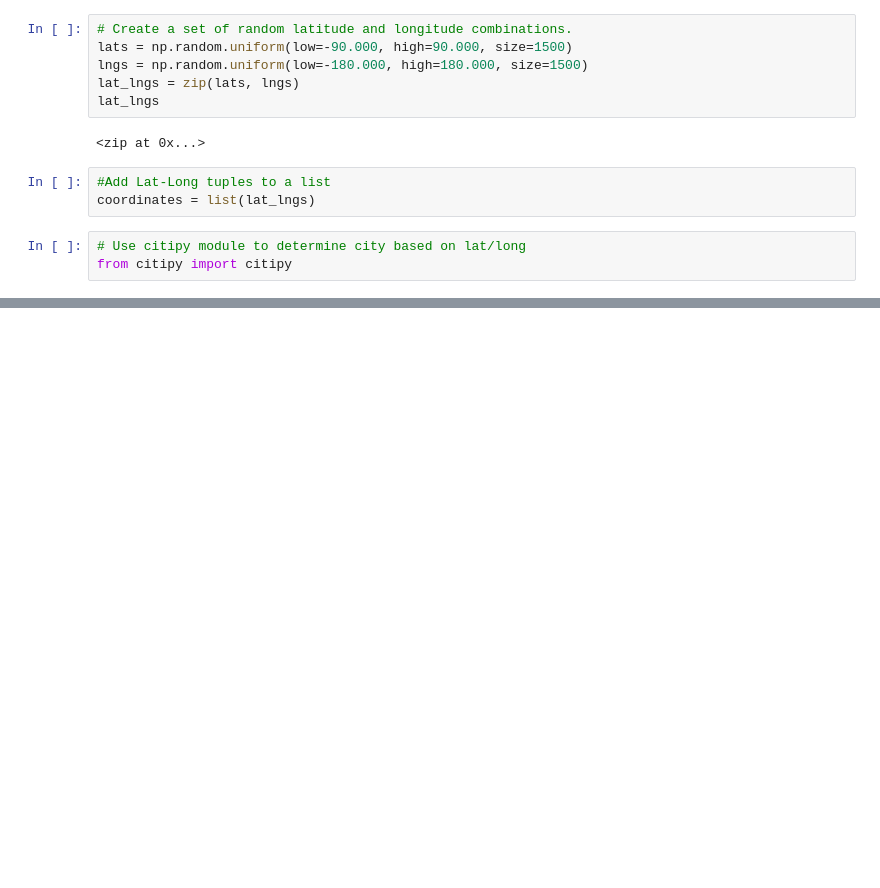
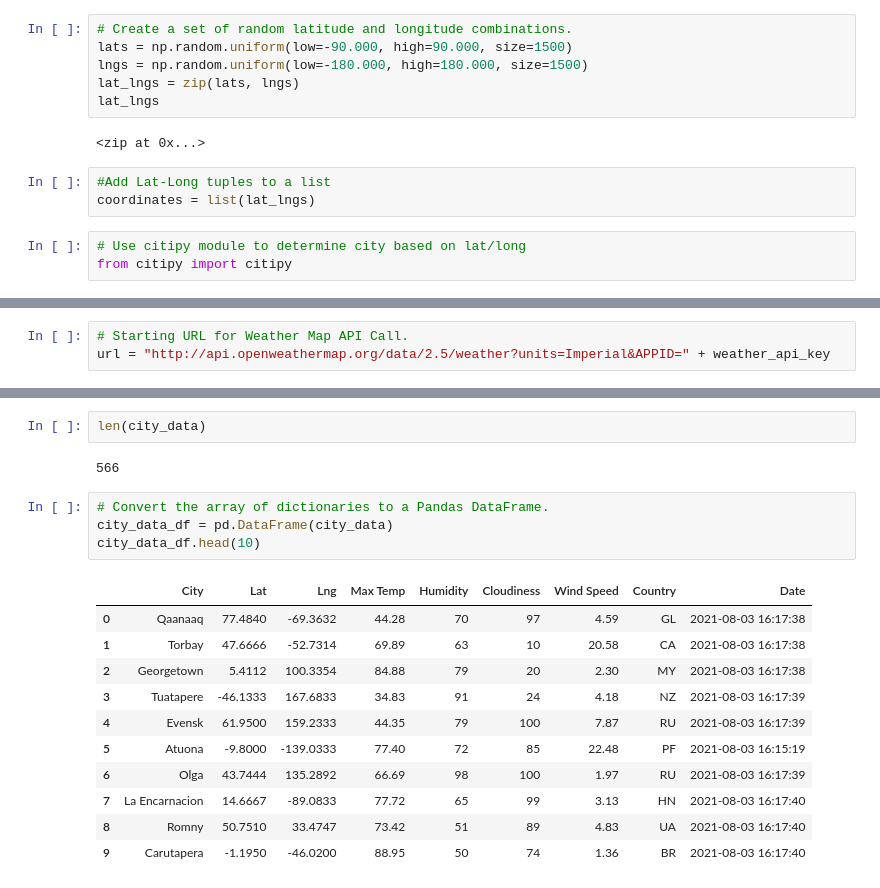
Before and after one commit to AlexisBurton/World_Weather_Analysis, a Jupyter notebook: WeatherPy.ipynb, the cells around one changed output, grey strips where cells are left out. Saved outputs shown, nothing was run; the diff lists cells and outputs as text; blank space fills up the shorter version.

Commit message:
Pull city data (6.2.7)

```diff
--- a/WeatherPy.ipynb
+++ b/WeatherPy.ipynb
@@ -33,0 +40,3 @@ len(cities)
+# %%
+# Starting URL for Weather Map API Call.
+url = "http://api.openweathermap.org/data/2.5/weather?units=Imperial&APPID=" + weather_api_key
@@ -33,0 +120,20 @@ len(cities)
+# %%
+len(city_data)
+# %% [output]
+566
+# %%
+# Convert the array of dictionaries to a Pandas DataFrame.
+city_data_df = pd.DataFrame(city_data)
+city_data_df.head(10)
+# %% [output]
+|  | City | Lat | Lng | Max Temp | Humidity | Cloudiness | Wind Speed | Country | Date |
+| 0 | Qaanaaq | 77.4840 | -69.3632 | 44.28 | 70 | 97 | 4.59 | GL | 2021-08-03 16:17:38 |
+| 1 | Torbay | 47.6666 | -52.7314 | 69.89 | 63 | 10 | 20.58 | CA | 2021-08-03 16:17:38 |
+| 2 | Georgetown | 5.4112 | 100.3354 | 84.88 | 79 | 20 | 2.30 | MY | 2021-08-03 16:17:38 |
+| 3 | Tuatapere | -46.1333 | 167.6833 | 34.83 | 91 | 24 | 4.18 | NZ | 2021-08-03 16:17:39 |
+| 4 | Evensk | 61.9500 | 159.2333 | 44.35 | 79 | 100 | 7.87 | RU | 2021-08-03 16:17:39 |
+| 5 | Atuona | -9.8000 | -139.0333 | 77.40 | 72 | 85 | 22.48 | PF | 2021-08-03 16:15:19 |
+| 6 | Olga | 43.7444 | 135.2892 | 66.69 | 98 | 100 | 1.97 | RU | 2021-08-03 16:17:39 |
+| 7 | La Encarnacion | 14.6667 | -89.0833 | 77.72 | 65 | 99 | 3.13 | HN | 2021-08-03 16:17:40 |
+| 8 | Romny | 50.7510 | 33.4747 | 73.42 | 51 | 89 | 4.83 | UA | 2021-08-03 16:17:40 |
+| 9 | Carutapera | -1.1950 | -46.0200 | 88.95 | 50 | 74 | 1.36 | BR | 2021-08-03 16:17:40 |
```
Also changed, not shown: parts of 5 cells of this notebook.
